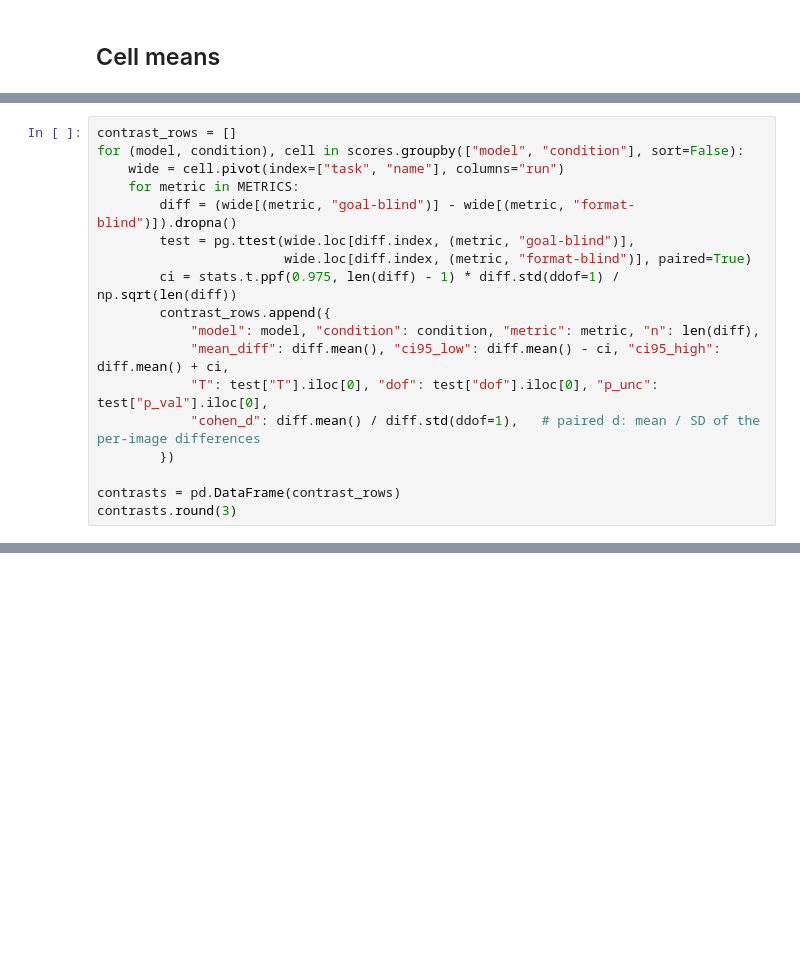
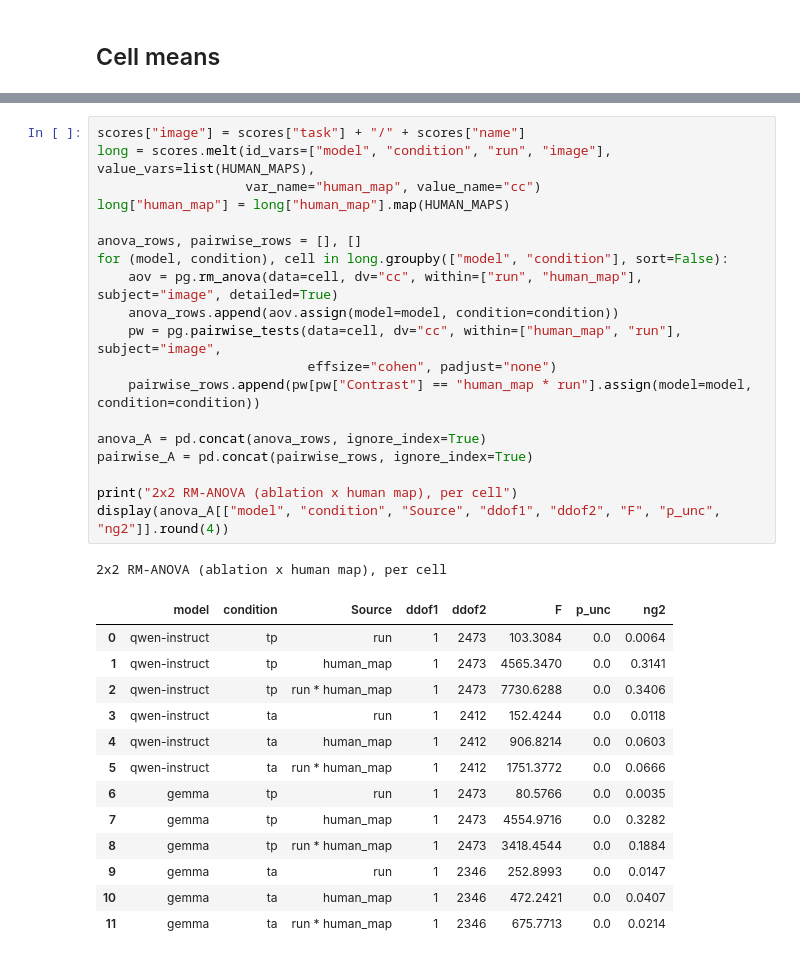
Before and after one commit to HanZhang-psych/VLM-goal-directed-attention, a Jupyter notebook: analysis/notebooks/02_goal_vs_format_ablation.ipynb, the cells around one changed output, grey strips where cells are left out. Drawn from its saved outputs; the diff is of its cells as text; blank space fills up the shorter version.

```diff
--- a/analysis/notebooks/02_goal_vs_format_ablation.ipynb
+++ b/analysis/notebooks/02_goal_vs_format_ablation.ipynb
@@ -153,18 +135,0 @@ cell_means.sort_values(["model", "condition", "run"]).round(3)
-# %%
-contrast_rows = []
-for (model, condition), cell in scores.groupby(["model", "condition"], sort=False):
-    wide = cell.pivot(index=["task", "name"], columns="run")
-    for metric in METRICS:
-        diff = (wide[(metric, "goal-blind")] - wide[(metric, "format-blind")]).dropna()
-        test = pg.ttest(wide.loc[diff.index, (metric, "goal-blind")],
-                        wide.loc[diff.index, (metric, "format-blind")], paired=True)
-        ci = stats.t.ppf(0.975, len(diff) - 1) * diff.std(ddof=1) / np.sqrt(len(diff))
-        contrast_rows.append({
-            "model": model, "condition": condition, "metric": metric, "n": len(diff),
-            "mean_diff": diff.mean(), "ci95_low": diff.mean() - ci, "ci95_high": diff.mean() + ci,
-            "T": test["T"].iloc[0], "dof": test["dof"].iloc[0], "p_unc": test["p_val"].iloc[0],
-            "cohen_d": diff.mean() / diff.std(ddof=1),   # paired d: mean / SD of the per-image differences
-        })
-
-contrasts = pd.DataFrame(contrast_rows)
-contrasts.round(3)
@@ -184,0 +143,34 @@ contrasts.round(3)
+# %%
+scores["image"] = scores["task"] + "/" + scores["name"]
+long = scores.melt(id_vars=["model", "condition", "run", "image"], value_vars=list(HUMAN_MAPS),
+                   var_name="human_map", value_name="cc")
+long["human_map"] = long["human_map"].map(HUMAN_MAPS)
+
+anova_rows, pairwise_rows = [], []
+for (model, condition), cell in long.groupby(["model", "condition"], sort=False):
+    aov = pg.rm_anova(data=cell, dv="cc", within=["run", "human_map"], subject="image", detailed=True)
+    anova_rows.append(aov.assign(model=model, condition=condition))
+    pw = pg.pairwise_tests(data=cell, dv="cc", within=["human_map", "run"], subject="image",
+                           effsize="cohen", padjust="none")
+    pairwise_rows.append(pw[pw["Contrast"] == "human_map * run"].assign(model=model, condition=condition))
+
+anova_A = pd.concat(anova_rows, ignore_index=True)
+pairwise_A = pd.concat(pairwise_rows, ignore_index=True)
+
+print("2x2 RM-ANOVA (ablation x human map), per cell")
+display(anova_A[["model", "condition", "Source", "ddof1", "ddof2", "F", "p_unc", "ng2"]].round(4))
+# %% [output]
+2x2 RM-ANOVA (ablation x human map), per cell
+|  | model | condition | Source | ddof1 | ddof2 | F | p_unc | ng2 |
+| 0 | qwen-instruct | tp | run | 1 | 2473 | 103.3084 | 0.0 | 0.0064 |
+| 1 | qwen-instruct | tp | human_map | 1 | 2473 | 4565.3470 | 0.0 | 0.3141 |
+| 2 | qwen-instruct | tp | run * human_map | 1 | 2473 | 7730.6288 | 0.0 | 0.3406 |
+| 3 | qwen-instruct | ta | run | 1 | 2412 | 152.4244 | 0.0 | 0.0118 |
+| 4 | qwen-instruct | ta | human_map | 1 | 2412 | 906.8214 | 0.0 | 0.0603 |
+| 5 | qwen-instruct | ta | run * human_map | 1 | 2412 | 1751.3772 | 0.0 | 0.0666 |
+| 6 | gemma | tp | run | 1 | 2473 | 80.5766 | 0.0 | 0.0035 |
+| 7 | gemma | tp | human_map | 1 | 2473 | 4554.9716 | 0.0 | 0.3282 |
+| 8 | gemma | tp | run * human_map | 1 | 2473 | 3418.4544 | 0.0 | 0.1884 |
+| 9 | gemma | ta | run | 1 | 2346 | 252.8993 | 0.0 | 0.0147 |
+| 10 | gemma | ta | human_map | 1 | 2346 | 472.2421 | 0.0 | 0.0407 |
+| 11 | gemma | ta | run * human_map | 1 | 2346 | 675.7713 | 0.0 | 0.0214 |
```
Also changed, not shown: parts of 13 cells of this notebook, 3 other files.
